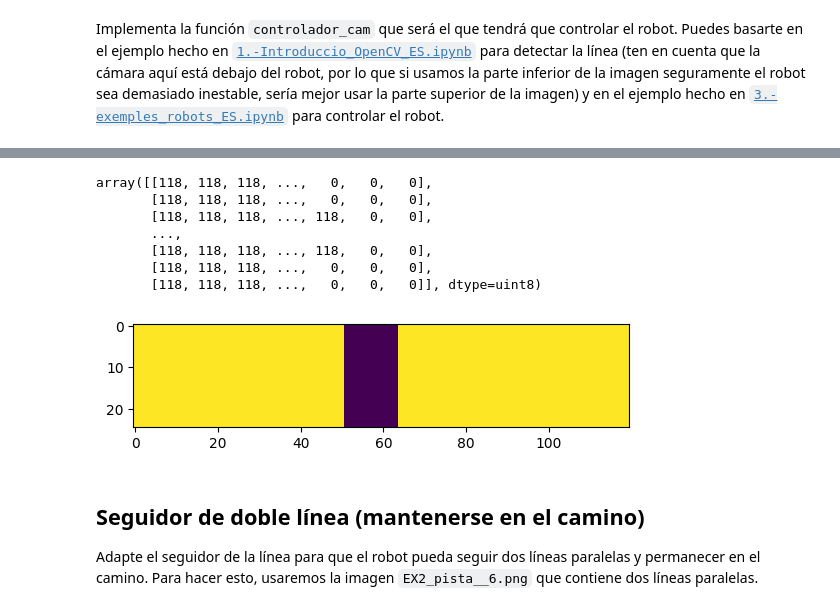
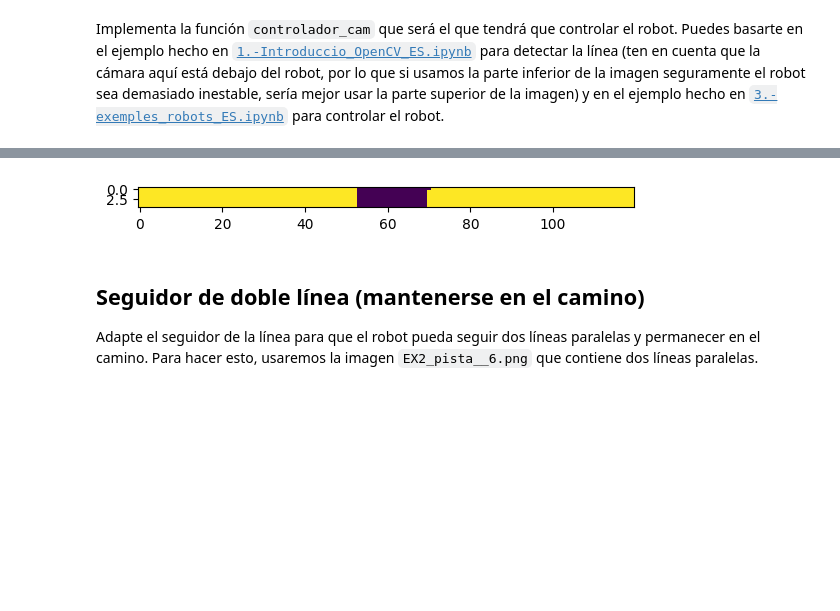
Before and after one commit to Guille63/MIA-IABD-2425, a Jupyter notebook: UD04/notebooks/EX2.-navegant_camera_ES.ipynb, the cells around one changed output, grey strips where cells are left out. Drawn from its saved outputs; the diff is of its cells as text; code cells hidden in the pictures; blank space fills up the shorter version.

```diff
--- a/UD04/notebooks/EX2.-navegant_camera_ES.ipynb
+++ b/UD04/notebooks/EX2.-navegant_camera_ES.ipynb
@@ -38,7 +38,7 @@ Crearemos el mundo de Robot y Robot. Necesitaremos la imagen del mapa para este
 
 El robot tendrá una cámara que capturará imágenes del suelo y las procesará para detectar la línea. Será de tipo `GroundCamera` y la añadiremos al robot.
 # %%
-nom_imatge = "EX2_pista_4.png"
+nom_imatge = "EX2_pista_5.png"
 
 # Cargamos la imagen en una variable
 
@@ -74,7 +74,6 @@ import numpy as np
 import cv2
 from PIL import Image
 import matplotlib.pyplot as plt
-
 
 
 def controlador_cam(robot):
@@ -88,46 +87,60 @@ def controlador_cam(robot):
     img_gray = cv2.cvtColor(image, cv2.COLOR_BGR2GRAY)
     plt.imshow(img_gray)
 
-    print(img_gray.shape)
+    # Parte superior de la imagen
+    img_top = img_gray[0:5,:]
+    plt.imshow(img_top)
 
-    #Parte superior de la imagen
-    img_top = img_gray[0:25,:]
-    plt.imshow(img_top)
-    print(img_top.shape)
-
-    #Blurr
+    # Blurr
     img_blurred = cv2.GaussianBlur(img_top, (3, 3), 0)
     plt.imshow(img_blurred)
 
-    #Threshold
-    ret, img_thresh = cv2.threshold(img_blurred, 100, 255, cv2.THRESH_BINARY)
+    # Threshold
+    ret, img_thresh = cv2.threshold(img_blurred, 110, 255, cv2.THRESH_BINARY)
     plt.imshow(img_thresh)
 
-    #Contornos
+    # Contornos
     img_thresh_copy = img_thresh.copy()
     contours, _ = cv2.findContours(img_thresh_copy, 1, cv2.CHAIN_APPROX_NONE)
     if len(contours) != 0:
-        max_contour = max(contours, key = cv2.contourArea)
-        center = cv2.moments(max_contour)
-        cx = int(center['m10']/center['m00'])
-        cy = int(center['m01']/center['m00'])
+        # Centro de la imagen
+        center_x = img_gray.shape[1] // 2
+        center_y = img_gray.shape[0] // 2
 
-        color = (0, 255, 0)
+        # Inicializar la mejor distancia y el mejor contorno
+        best_contour = None
+        min_distance = float('inf')
 
-        if cx < 300:
-            color = (0, 0, 255)
-        elif cx > 600:
-            color = (255, 0, 0)
+        for contour in contours:
+            # Calcular el centroide del contorno
+            center = cv2.moments(contour)
+            if center['m00'] == 0:
+                continue  # Evitar división por cero
+            cx = int(center['m10'] / center['m00'])
+            cy = int(center['m01'] / center['m00'])
 
-        cv2.circle(img_top, (cx, cy), 5,  color, -1)
-        cv2.drawContours(img_top, [max_contour], 0, color, 2)
+            # Calcular la distancia al centro de la imagen
+            distance = np.sqrt((cx - center_x) ** 2 + (cy - center_y) ** 2)
 
-    return img_top
+            # Seleccionar el contorno más cercano
+            if distance < min_distance:
+                min_distance = distance
+                best_contour = contour
 
+        # Si encontramos un contorno cercano
+        if best_contour is not None:
+            center = cv2.moments(best_contour)
+            cx = int(center['m10'] / center['m00'])
+            cy = int(center['m01'] / center['m00'])
 
-controlador_cam(robot)
+            # Decidir el movimiento en función del centro
+            if cx < center_x:
+                robot.move(0.5, -0.2)
+            elif cx > center_x:
+                robot.move(0.5, 0.2)
+            else:
+                robot.move(0.5, 0.5)
 
-
-# world.reset()
-# world.seconds(60, [controlador_cam], real_time=True)
+world.reset()
+world.seconds(60, [controlador_cam], real_time=True)
 # %% [output]
@@ -136,11 +148,4 @@ controlador_cam(robot)
-array([[118, 118, 118, ...,   0,   0,   0],
-       [118, 118, 118, ...,   0,   0,   0],
-       [118, 118, 118, ..., 118,   0,   0],
-       ...,
-       [118, 118, 118, ..., 118,   0,   0],
-       [118, 118, 118, ...,   0,   0,   0],
-       [118, 118, 118, ...,   0,   0,   0]], dtype=uint8)
-[figure, old version]
+[figure, new version]
 # %% [markdown]
 ## Seguidor de doble línea (mantenerse en el camino)
 
```
Also changed, not shown: parts of 8 cells of this notebook.
